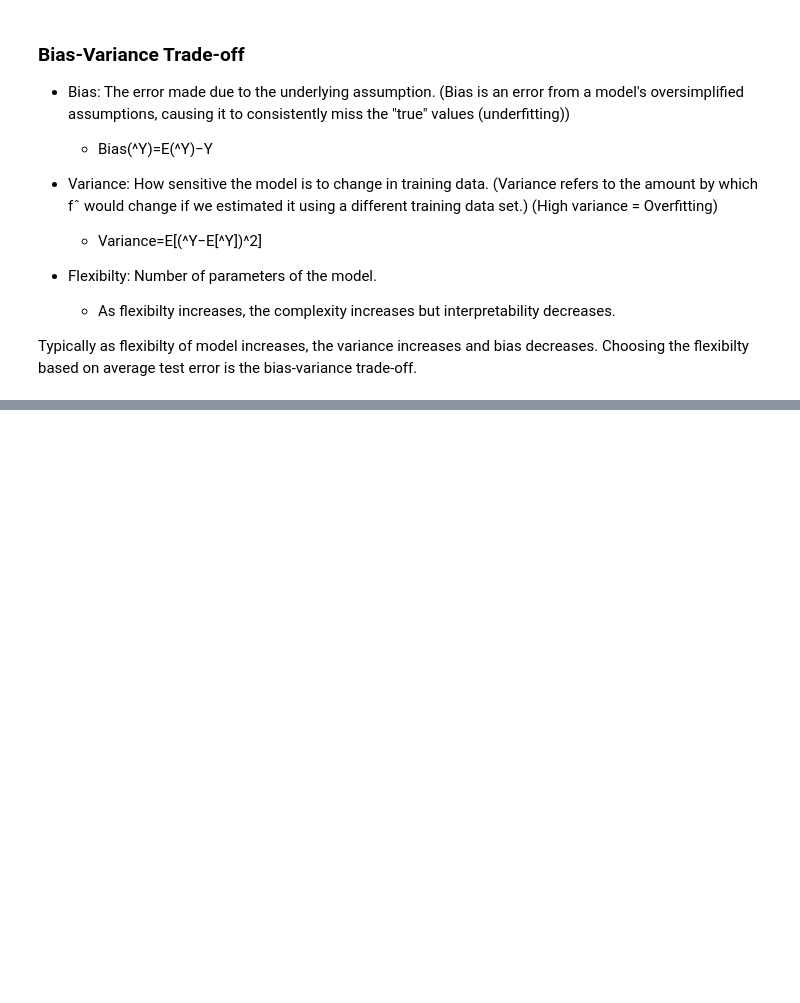
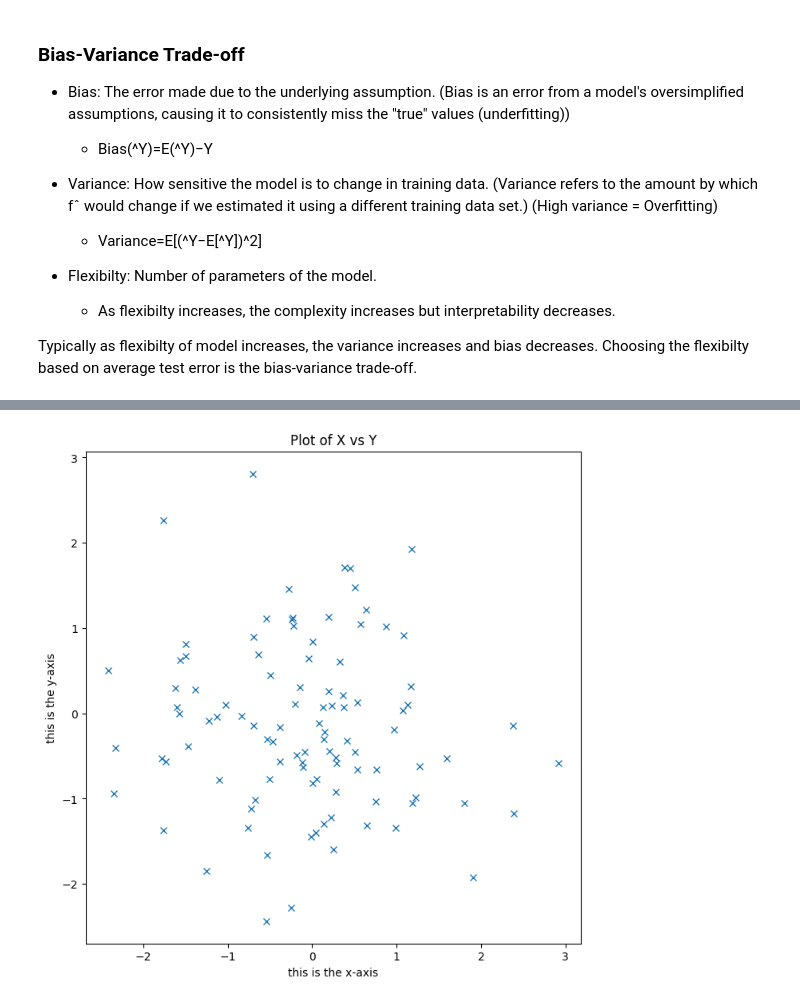
Before and after one commit to Rohan19005742/Data_Science, a Jupyter notebook: learnings/statistical_learning.IPYNB, the cells around one changed output, grey strips where cells are left out. Cells and saved outputs as stored; diff of their text form; code cells hidden in the pictures; blank space fills up the shorter version.

```diff
--- a/learnings/statistical_learning.IPYNB
+++ b/learnings/statistical_learning.IPYNB
@@ -67,0 +208,8 @@ Typically as flexibilty of model increases, the variance increases and bias decr
+# %%
+fig, ax = subplots(figsize=(8, 8))
+ax.plot(x, y, 'x')
+ax.set_xlabel("this is the x-axis")
+ax.set_ylabel("this is the y-axis")
+ax.set_title("Plot of X vs Y");
+# %% [output]
+[figure, added]
```
Also changed, not shown: parts of 40 cells of this notebook, 1 other file.
